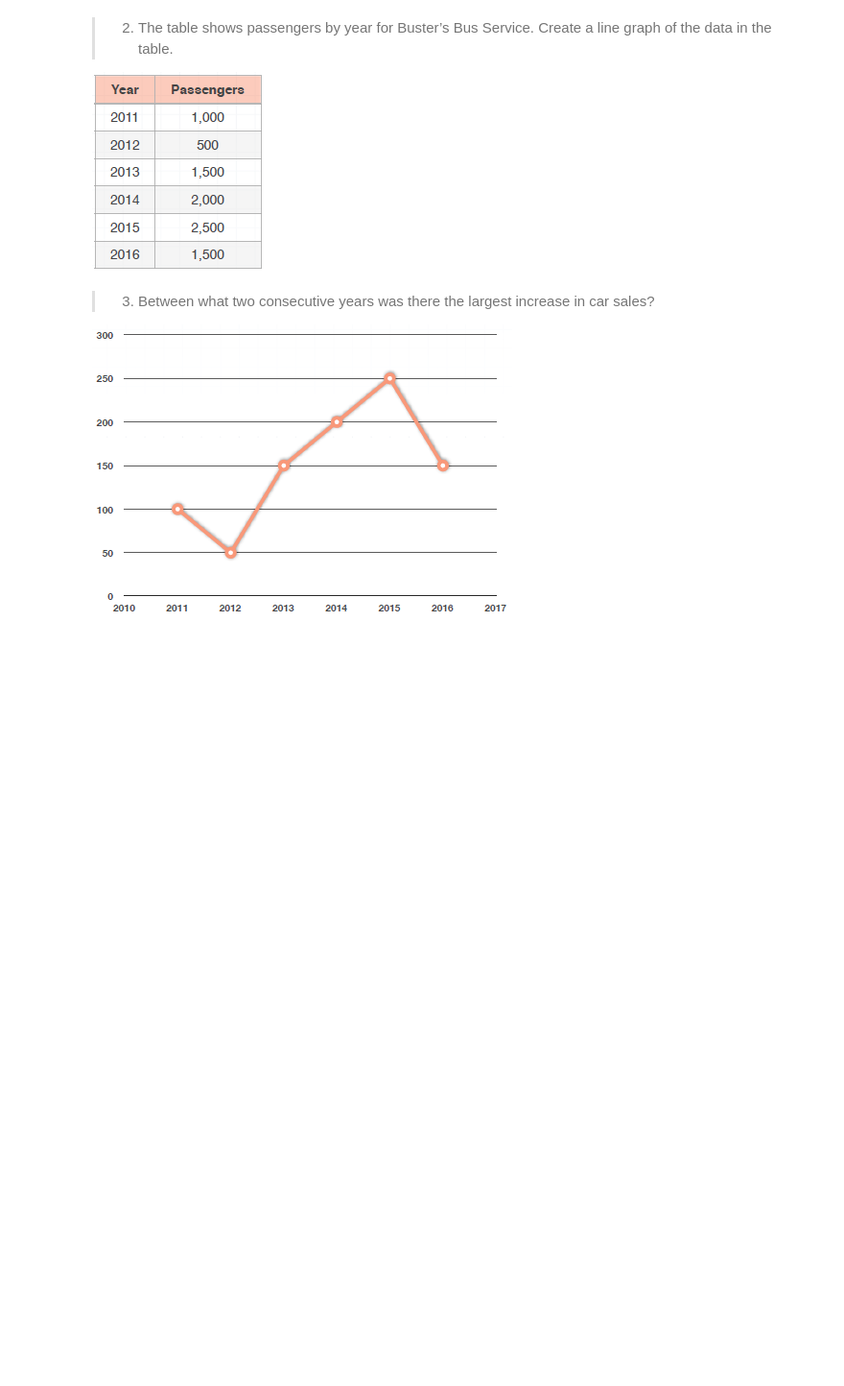
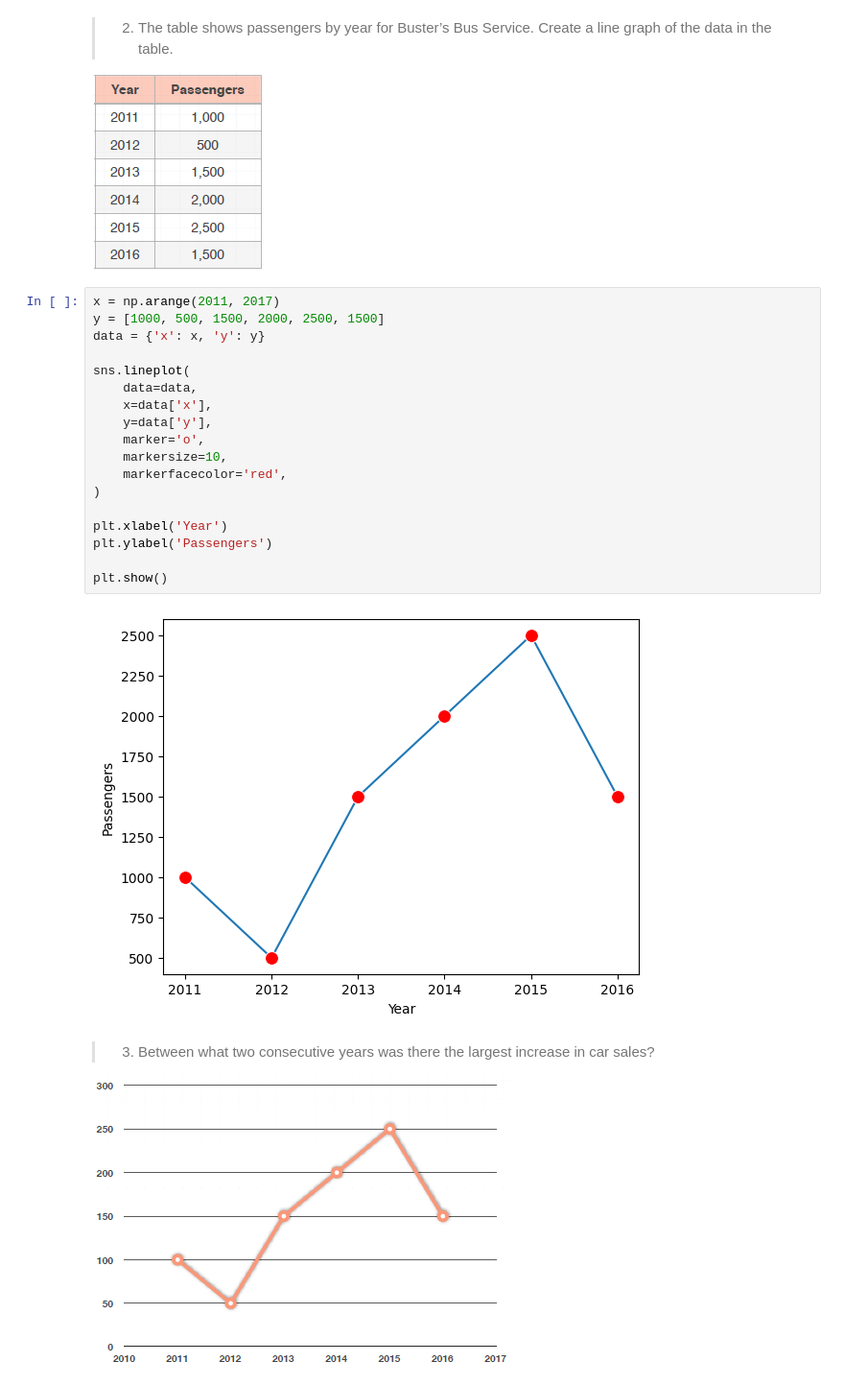
Before and after one commit to acasasis-dev/become-a-probability-n-statistics-master, a Jupyter notebook: bonus/section-02-visualizing-data/exercise-03-line-graphs-n-o-gives.ipynb, the cells around one changed output. Shown at 96% size. Cells and saved outputs as stored; diff of their text form; blank space fills up the shorter version.

```diff
--- a/bonus/section-02-visualizing-data/exercise-03-line-graphs-n-o-gives.ipynb
+++ b/bonus/section-02-visualizing-data/exercise-03-line-graphs-n-o-gives.ipynb
@@ -15,6 +35,26 @@ ogive of the data.
 line graph of the data in the table.
 
 ![image.png](attachment:image.png)
+# %%
+x = np.arange(2011, 2017)
+y = [1000, 500, 1500, 2000, 2500, 1500]
+data = {'x': x, 'y': y}
+
+sns.lineplot(
+	data=data,
+	x=data['x'],
+	y=data['y'],
+	marker='o',
+	markersize=10,
+	markerfacecolor='red',
+)
+
+plt.xlabel('Year')
+plt.ylabel('Passengers')
+
+plt.show()
+# %% [output]
+[figure, added]
 # %% [markdown]
 > 3. Between what two consecutive years was there the largest increase in
 car sales?
```
Also changed, not shown: parts of 2 cells of this notebook.
